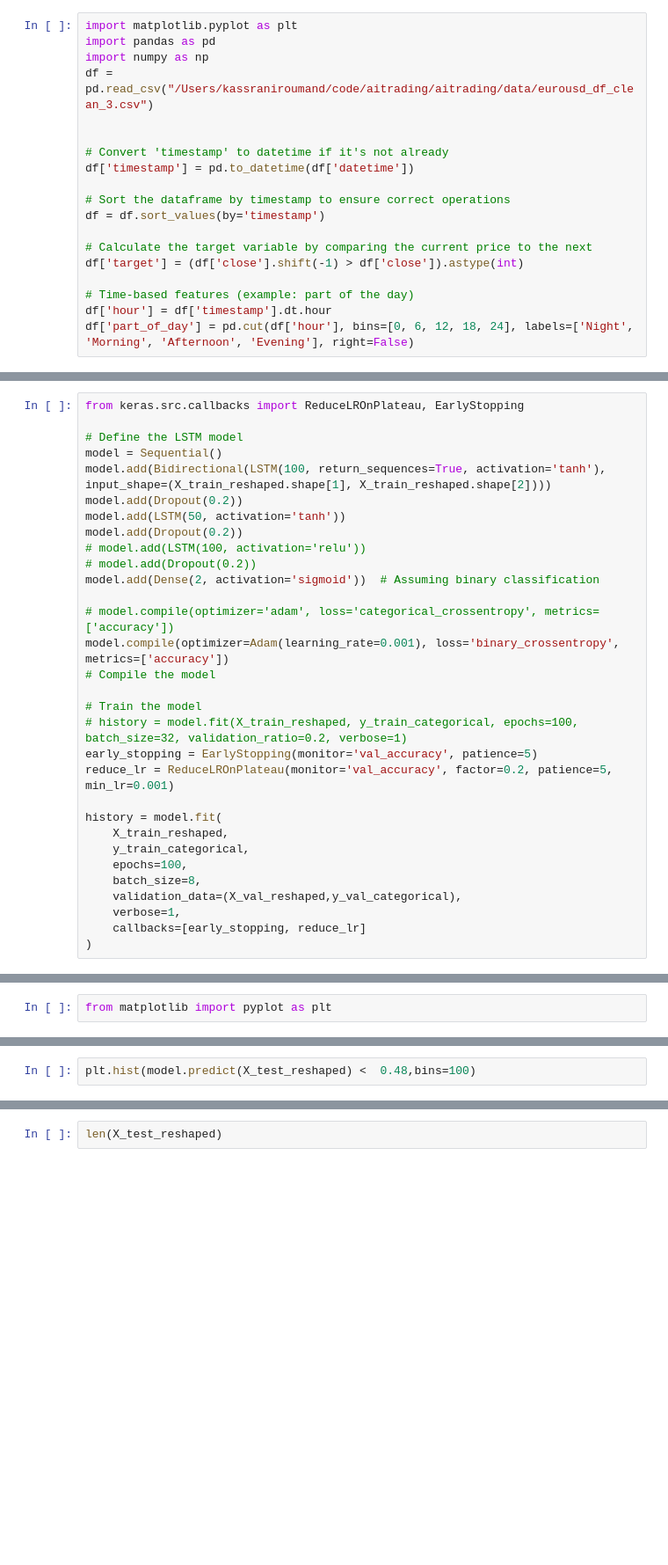
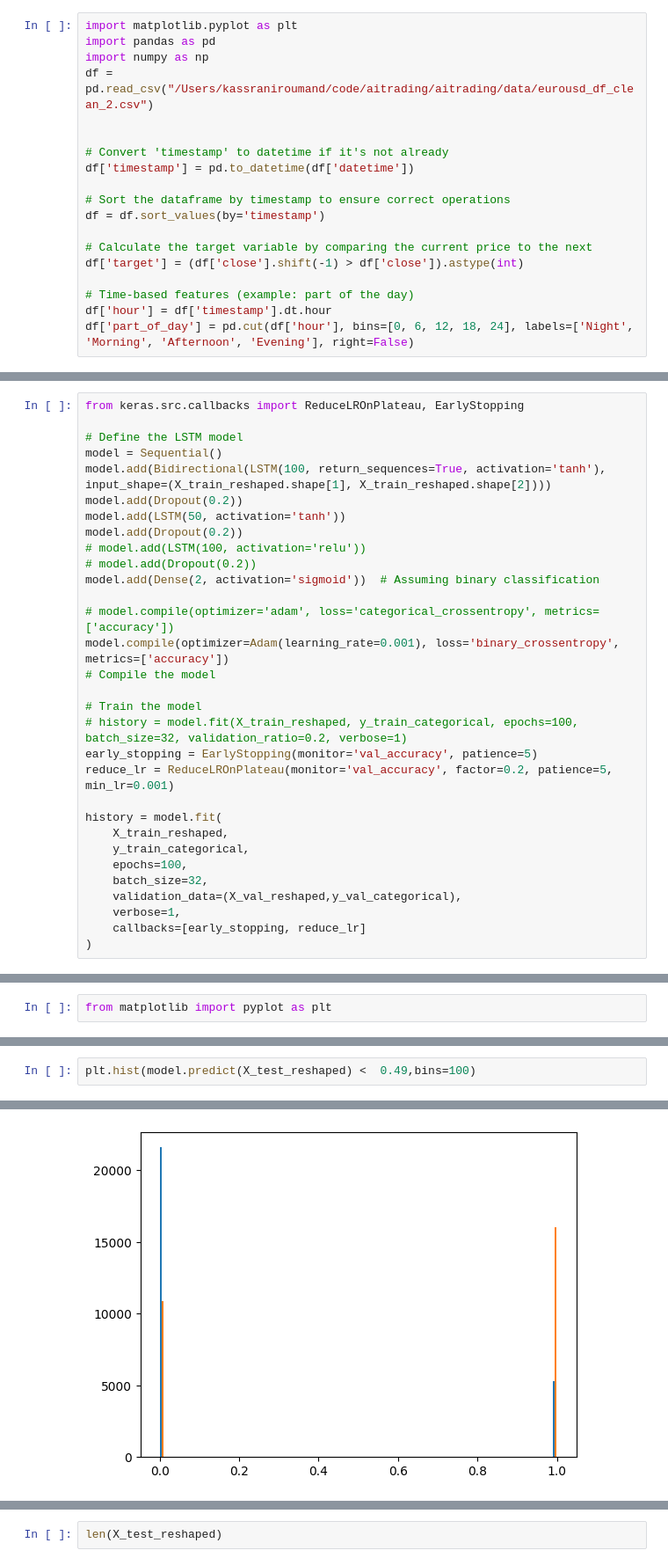
Before and after one commit to Behnaz100/aitrading, a Jupyter notebook: aitrading/notebooks/kassraniroumand_notebook4.ipynb, the cells around one changed output, grey strips where cells are left out. Shown at 88% size. Drawn from its saved outputs; the diff is of its cells as text; blank space fills up the shorter version.

```diff
--- a/aitrading/notebooks/kassraniroumand_notebook4.ipynb
+++ b/aitrading/notebooks/kassraniroumand_notebook4.ipynb
@@ -2,7 +2,7 @@
 import matplotlib.pyplot as plt
 import pandas as pd
 import numpy as np
-df = pd.read_csv("/Users/kassraniroumand/code/aitrading/aitrading/data/eurousd_df_clean_3.csv")
+df = pd.read_csv("/Users/kassraniroumand/code/aitrading/aitrading/data/eurousd_df_clean_2.csv")
 
 
 # Convert 'timestamp' to datetime if it's not already
@@ -157,7 +175,7 @@ history = model.fit(
     X_train_reshaped,
     y_train_categorical,
     epochs=100,
-    batch_size=8,
+    batch_size=32,
     validation_data=(X_val_reshaped,y_val_categorical),
     verbose=1,
     callbacks=[early_stopping, reduce_lr]
@@ -179,2 +278,3 @@ plt.hist(model.predict(X_test_reshaped) > 0.52,bins=100)
 # %%
-plt.hist(model.predict(X_test_reshaped) <  0.48,bins=100)
+plt.hist(model.predict(X_test_reshaped) <  0.49,bins=100)
+# %% [output]
@@ -181,2 +299,3 @@ plt.hist(model.predict(X_test_reshaped) <  0.48,bins=100)
+[figure, added]
 # %%
 len(pd.DataFrame(model.predict(X_test_reshaped)))
```
Also changed, not shown: parts of 11 cells of this notebook, 2 other files.
